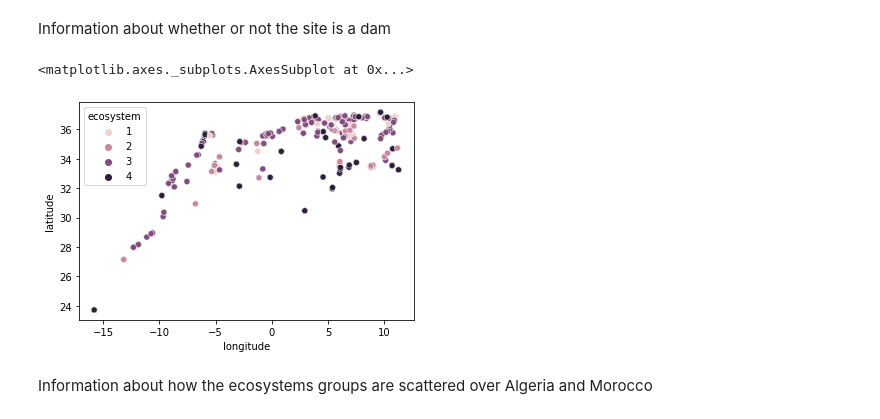
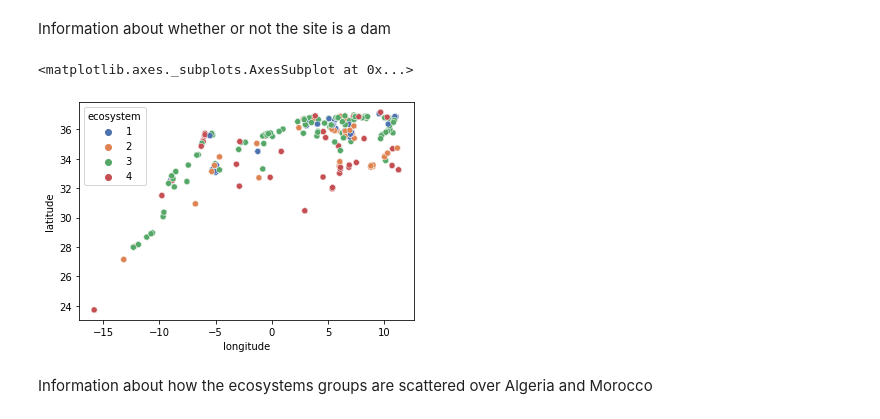
Before and after one commit to igmim-yassine/Prediction-of-the-abundance-of-the-northern-shoveler, a Jupyter notebook: projet_semaine2.ipynb, the cells around one changed output. Drawn from its saved outputs; the diff is of its cells as text; code cells hidden in the pictures.

```diff
--- a/projet_semaine2.ipynb
+++ b/projet_semaine2.ipynb
@@ -275,10 +295,10 @@ sns.scatterplot(x = 'longitude' , y = 'latitude' , hue= 'dam' , data = data)
 # %% [markdown]
 Information about whether or not the site is a dam
 # %%
-sns.scatterplot(x = 'longitude' , y = 'latitude' , hue= 'ecosystem' , data = data)
+sns.scatterplot(x = 'longitude' , y = 'latitude' , hue= 'ecosystem' , data = data ,  palette="deep")
 # %% [output]
 <matplotlib.axes._subplots.AxesSubplot at 0x...>
-[figure, old version]
+[figure, new version]
 # %% [markdown]
 Information about how the ecosystems groups are scattered over Algeria and Morocco
 # %%
```
Also changed, not shown: parts of 12 cells of this notebook.
